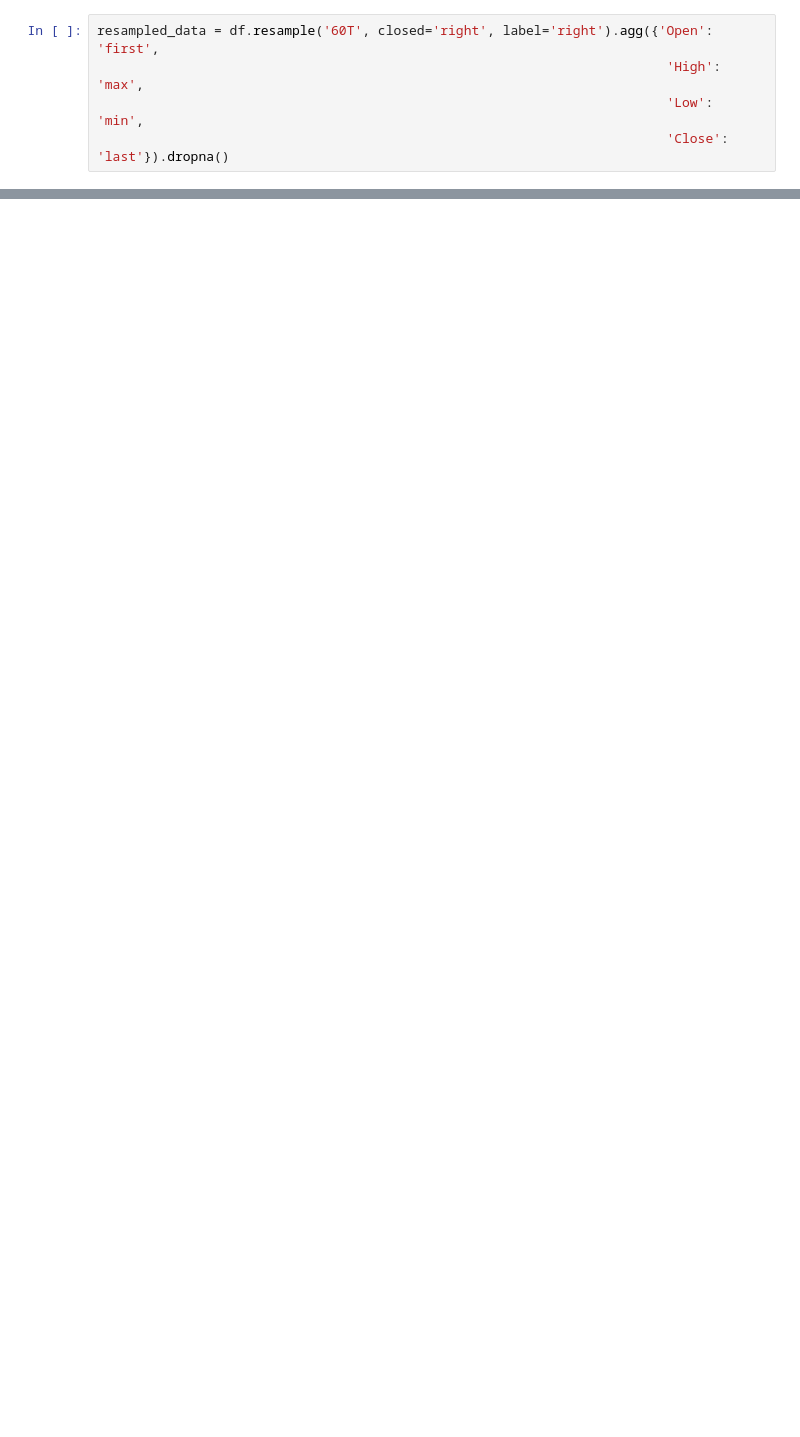
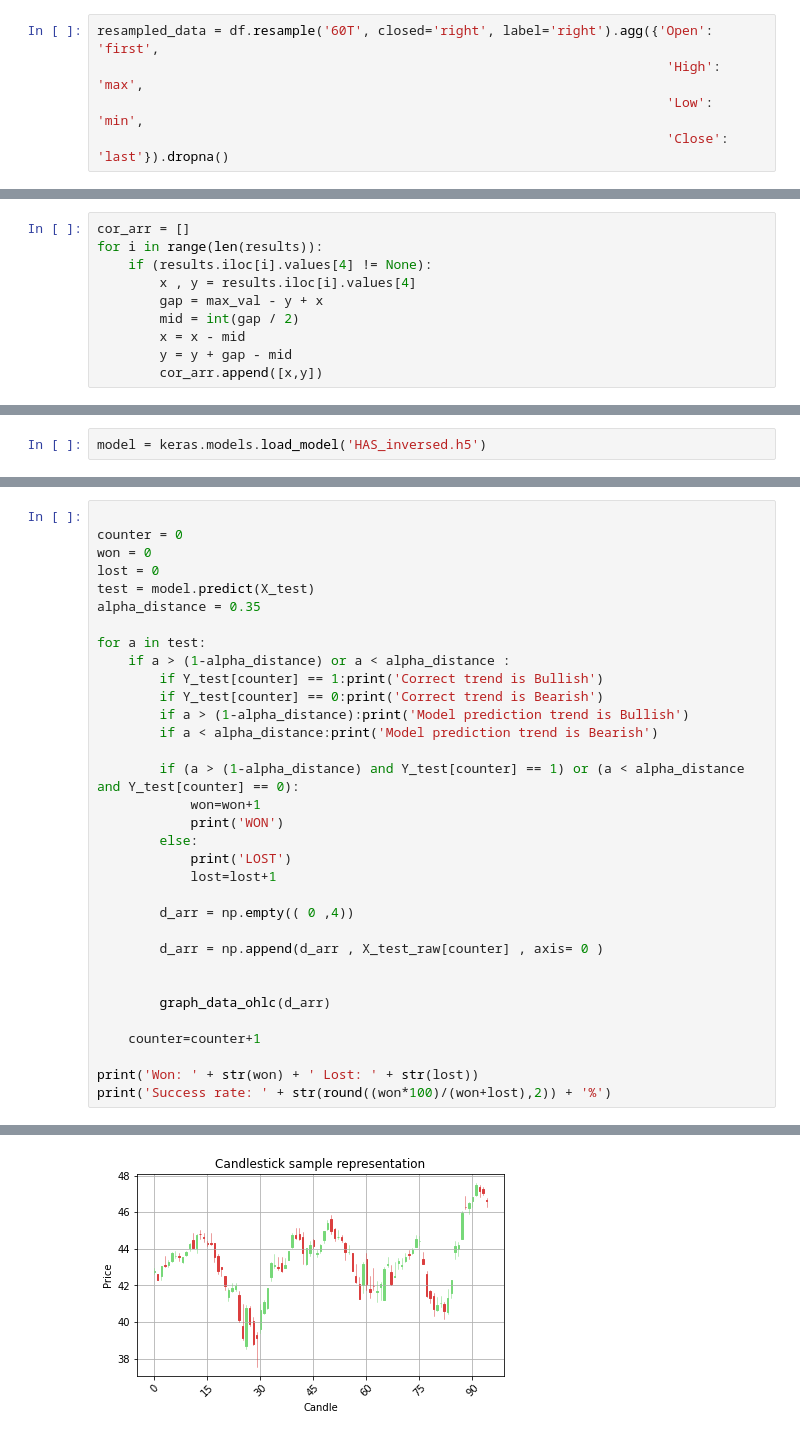
Before and after one commit to namnguyen21-f/Stock-Prediction-with-Machine-Learning, a Jupyter notebook: HAS_inverse.ipynb, the cells around one changed output, grey strips where cells are left out. Drawn from its saved outputs; the diff is of its cells as text; blank space fills up the shorter version.

```diff
--- a/HAS_inverse.ipynb
+++ b/HAS_inverse.ipynb
@@ -246,0 +227,10 @@ for i in range(len(results)):
+# %%
+cor_arr = []
+for i in range(len(results)):
+    if (results.iloc[i].values[4] != None):
+        x , y = results.iloc[i].values[4]
+        gap = max_val - y + x
+        mid = int(gap / 2)
+        x = x - mid
+        y = y + gap - mid
+        cor_arr.append([x,y])
@@ -246,0 +395,2 @@ for i in range(len(results)):
+# %%
+model = keras.models.load_model('HAS_inversed.h5')
@@ -246,0 +431,34 @@ for i in range(len(results)):
+# %%
+
+counter = 0
+won = 0
+lost = 0
+test = model.predict(X_test)
+alpha_distance = 0.35
+
+for a in test:
+    if a > (1-alpha_distance) or a < alpha_distance :
+        if Y_test[counter] == 1:print('Correct trend is Bullish')
+        if Y_test[counter] == 0:print('Correct trend is Bearish')
+        if a > (1-alpha_distance):print('Model prediction trend is Bullish')
+        if a < alpha_distance:print('Model prediction trend is Bearish')
+
+        if (a > (1-alpha_distance) and Y_test[counter] == 1) or (a < alpha_distance and Y_test[counter] == 0):
+            won=won+1
+            print('WON')
+        else:
+            print('LOST')
+            lost=lost+1
+
+        d_arr = np.empty(( 0 ,4))
+
+        d_arr = np.append(d_arr , X_test_raw[counter] , axis= 0 )
+
+
+        graph_data_ohlc(d_arr)
+
+    counter=counter+1
+
+print('Won: ' + str(won) + ' Lost: ' + str(lost))
+print('Success rate: ' + str(round((won*100)/(won+lost),2)) + '%')
+# %% [output]
@@ -246,0 +468 @@ for i in range(len(results)):
+[figure, added]
```
Also changed, not shown: parts of 28 cells of this notebook, 2 other files.
